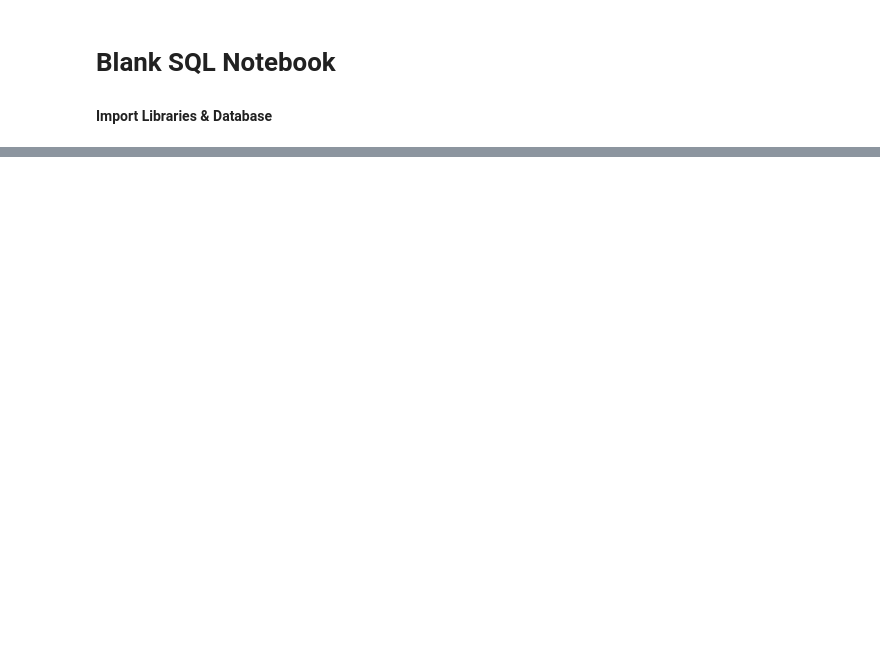
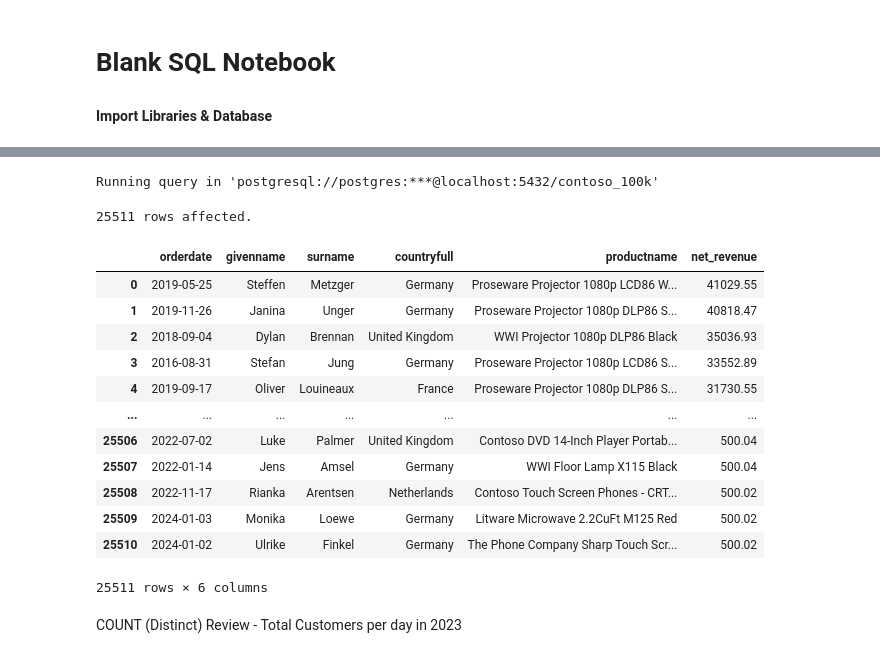
Before and after one commit to syedmohiuddiny01-data/postgresql-data-analytics, a Jupyter notebook: 01_SQL_Practice.ipynb, the cells around one changed output, grey strips where cells are left out. Cells and saved outputs as stored; diff of their text form; code cells hidden in the pictures; blank space fills up the shorter version.

```diff
--- a/01_SQL_Practice.ipynb
+++ b/01_SQL_Practice.ipynb
@@ -57,0 +274,37 @@ Connecting and switching to connection 'postgresql://postgres:***@localhost:5432
+# %%
+%%sql
+
+SELECT
+    s.orderdate,
+    c.givenname,
+    c.surname,
+    c.countryfull,
+    p.productname,
+    s.quantity * s.netprice * s.exchangerate AS net_revenue
+FROM sales s
+LEFT JOIN customer c
+ON s.customerkey = c.customerkey
+LEFT JOIN product p
+ON s.productkey = p.productkey
+WHERE s.quantity * s.netprice * s.exchangerate > 500
+AND c.continent = 'Europe'
+ORDER BY net_revenue DESC;
+# %% [output]
+Running query in 'postgresql://postgres:***@localhost:5432/contoso_100k'
+25511 rows affected.
+|  | orderdate | givenname | surname | countryfull | productname | net_revenue |
+| 0 | 2019-05-25 | Steffen | Metzger | Germany | Proseware Projector 1080p LCD86 W... | 41029.55 |
+| 1 | 2019-11-26 | Janina | Unger | Germany | Proseware Projector 1080p DLP86 S... | 40818.47 |
+| 2 | 2018-09-04 | Dylan | Brennan | United Kingdom | WWI Projector 1080p DLP86 Black | 35036.93 |
+| 3 | 2016-08-31 | Stefan | Jung | Germany | Proseware Projector 1080p LCD86 S... | 33552.89 |
+| 4 | 2019-09-17 | Oliver | Louineaux | France | Proseware Projector 1080p DLP86 S... | 31730.55 |
+| ... | ... | ... | ... | ... | ... | ... |
+| 25506 | 2022-07-02 | Luke | Palmer | United Kingdom | Contoso DVD 14-Inch Player Portab... | 500.04 |
+| 25507 | 2022-01-14 | Jens | Amsel | Germany | WWI Floor Lamp X115 Black | 500.04 |
+| 25508 | 2022-11-17 | Rianka | Arentsen | Netherlands | Contoso Touch Screen Phones - CRT... | 500.02 |
+| 25509 | 2024-01-03 | Monika | Loewe | Germany | Litware Microwave 2.2CuFt M125 Red | 500.02 |
+| 25510 | 2024-01-02 | Ulrike | Finkel | Germany | The Phone Company Sharp Touch Scr... | 500.02 |
+25511 rows × 6 columns
+# %% [markdown]
+COUNT (Distinct) Review -
+ Total Customers per day in 2023
```
Also changed, not shown: parts of 19 cells of this notebook.
